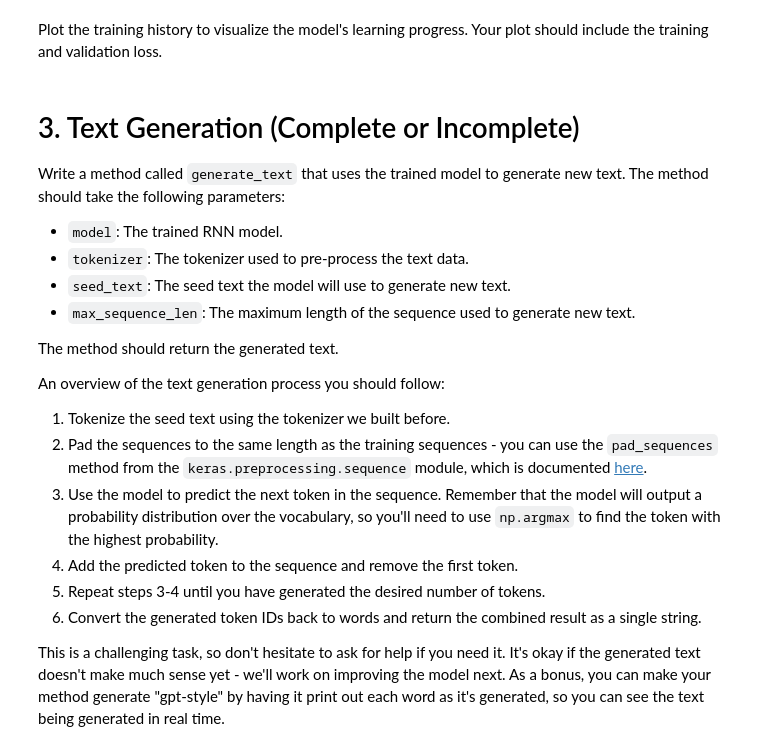
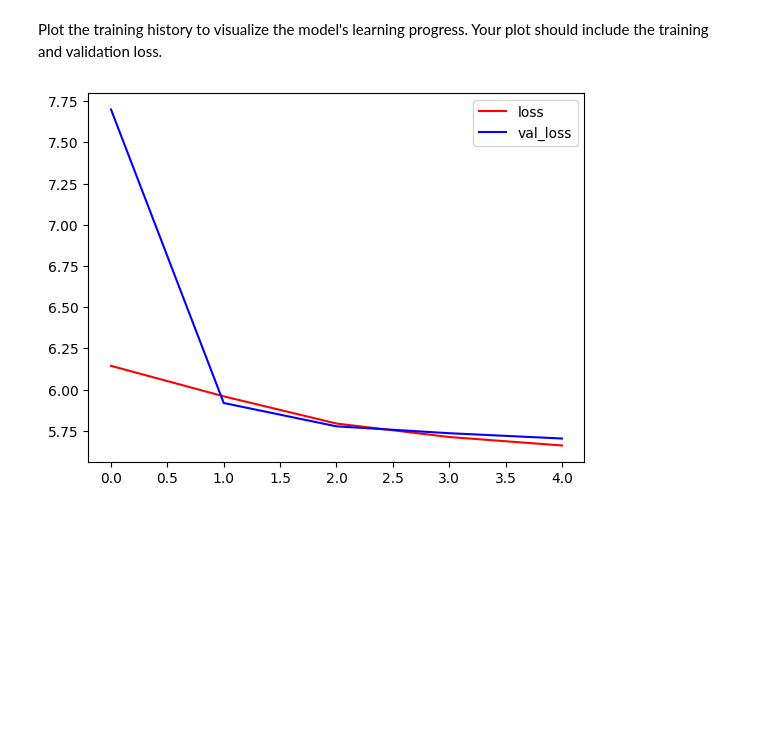
Before and after one commit to anneveremtchouk/deep_learning, a Jupyter notebook: 02_activities/assignments/assignment_2.ipynb, the cells around one changed output. Saved outputs shown, nothing was run; the diff lists cells and outputs as text; code cells hidden in the pictures; blank space fills up the shorter version.

```diff
--- a/02_activities/assignments/assignment_2.ipynb
+++ b/02_activities/assignments/assignment_2.ipynb
@@ -163,14 +217,14 @@ Define the architecture of your RNN model. You can design it however you like, b
 *   At least one recurrent layer. We have learned how to use LSTM layers in class, but you can use other types of recurrent layers if you prefer. You can find the documentation [here](https://keras.io/api/layers/recurrent_layers/lstm/).
 *   A dense layer with a softmax activation function. This layer will output a probability distribution over the vocabulary, so that the model can make predictions about the next token.
 # %%
-from keras.models import Sequential
-from keras.layers import Embedding, LSTM, Dense, Conv1D,BatchNormalization, Dropout,  MaxPooling1D, Flatten
+from tensorflow.keras.models import Sequential
+from tensorflow.keras.layers import Input, Embedding, LSTM, Dense, Conv1D,BatchNormalization, Dropout,  MaxPooling1D, Flatten, Reshape
 
 EMBEDDING_DIM = 50
-VOCAB_SIZE = 4000
-SEQ_LENGTH = 50
+
 model = Sequential([
-    Embedding(VOCAB_SIZE, EMBEDDING_DIM, input_length = SEQ_LENGTH, trainable=True),
+    Input(shape=(SEQ_LENGTH,)),
+    Embedding(input_dim = VOCAB_SIZE, output_dim = EMBEDDING_DIM, input_length = SEQ_LENGTH, trainable=True),
     Conv1D(128, 5, activation ="relu"),
     BatchNormalization(),
     MaxPooling1D(5),
@@ -180,13 +234,10 @@ model = Sequential([
     BatchNormalization(),
     MaxPooling1D(5),
     Dropout(0.4),
+    Reshape((-1, 64)),
 
     LSTM(100),
-    Flatten(),
-    Dense(VOCAB_SIZE, activation='softmax')])
+    Dense(VOCAB_SIZE, activation='softmax')
+])
 
-# Check if the model has layers before trying to print the summary
-if len(model.layers) > 0:
-    model.summary()
-else:
-    print("No layers have been added to the model. Please complete the assignment by adding the required layers.")
+model.summary()
@@ -203 +274,6 @@ _your explanation here_
+# %%
+from tensorflow.keras.optimizers import Adam
+
+model.compile(loss='categorical_crossentropy',
+              optimizer= 'Adam', metrics=['accuracy'])
 # %% [markdown]
@@ -211,0 +286,4 @@ Train the model on the training data you've prepared.
+# %%
+# Train the model
+history = model.fit(X_train, y_train, validation_data=(X_val, y_val),
+          epochs=5, batch_size=128)
@@ -218,23 +302,0 @@ import matplotlib.pyplot as plt
-# %% [markdown]
-# 3. Text Generation (Complete or Incomplete)
-
-Write a method called `generate_text` that uses the trained model to generate new text. The method should take the following parameters:
-
-*   `model`: The trained RNN model.
-*   `tokenizer`: The tokenizer used to pre-process the text data.
-*   `seed_text`: The seed text the model will use to generate new text.
-*   `max_sequence_len`: The maximum length of the sequence used to generate new text.
-
-The method should return the generated text.
-
-An overview of the text generation process you should follow:
-
-1. Tokenize the seed text using the tokenizer we built before.
-2. Pad the sequences to the same length as the training sequences - you can use the `pad_sequences` method from the `keras.preprocessing.sequence` module, which is documented [here](https://www.tensorflow.org/api_docs/python/tf/keras/preprocessing/sequence/pad_sequences).
-3. Use the model to predict the next token in the sequence. Remember that the model will output a probability distribution over the vocabulary, so you'll need to use `np.argmax` to find the token with the highest probability.
-4. Add the predicted token to the sequence and remove the first token.
-5. Repeat steps 3-4 until you have generated the desired number of tokens.
-6. Convert the generated token IDs back to words and return the combined result as a single string.
-
-This is a challenging task, so don't hesitate to ask for help if you need it. It's okay if the generated text doesn't make much sense yet - we'll work on improving the model next.
-As a bonus, you can make your method generate "gpt-style" by having it print out each word as it's generated, so you can see the text being generated in real time.
@@ -265,0 +303,9 @@ def generate_text(model, tokenizer, seed_text, max_sequence_len):
+# %%
+# Solution
+import matplotlib.pyplot as plt
+import matplotlib.pyplot as plt
+plt.plot(history.history['loss'], label="loss", color = "red")
+plt.plot(history.history['val_loss'], label="val_loss", color = "blue")
+plt.legend();
+# %% [output]
+[figure, added]
```
Also changed, not shown: parts of 47 cells of this notebook.
